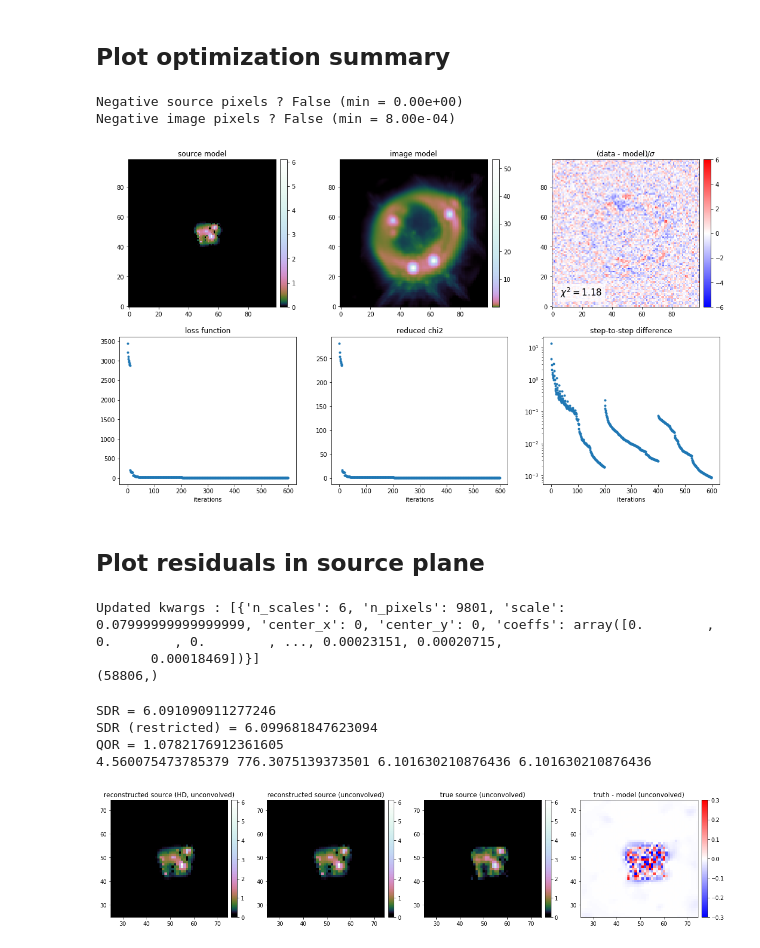
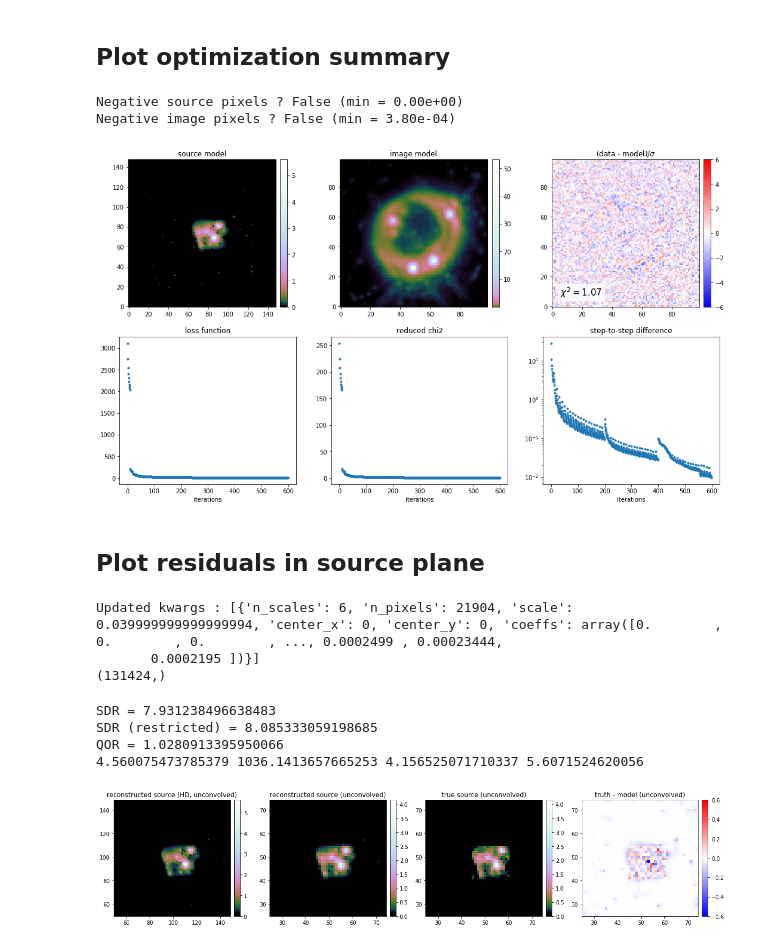
Before and after one commit to aymgal/SLITronomy, a Jupyter notebook: thirdparty/notebooks/07_complex_quasar_source.ipynb, the cells around one changed output. Drawn from its saved outputs; the diff is of its cells as text; code cells hidden in the pictures.

```diff
--- a/thirdparty/notebooks/07_complex_quasar_source.ipynb
+++ b/thirdparty/notebooks/07_complex_quasar_source.ipynb
@@ -34,7 +34,7 @@ from slitronomy.Util.plot_util import nice_colorbar, log_cmap
 %matplotlib inline
 
 
-subgrid_res_source = 1
+subgrid_res_source = 2
 mock_psf_type = 'hst'  # 'gaussian' or 'hst'
 
 np.random.seed(18)
@@ -259,8 +241,8 @@ kwargs_sparse_solver = {
     'lensing_operator': 'interpol',  # 'simple' or 'interpol'
 
     'subgrid_res_source': subgrid_res_source,
-    'minimal_source_plane': False,
-    'min_num_pix_source': 69,
+    'minimal_source_plane': True,
+    'min_num_pix_source': 50,
 
     'formulation': 'analysis',
     'force_positivity': True,
@@ -318,17 +301,17 @@ fig = sparseSolver.plotter.plot_results(cmap_1=log_cmap('cubehelix', 1e-2, 1),
                                         cmap_2=log_cmap('cubehelix', 2e-4, 1))
 # %% [output]
 Negative source pixels ? False (min = 0.00e+00)
-Negative image pixels ? False (min = 8.00e-04)
+Negative image pixels ? False (min = 3.80e-04)
-[figure, old version]
+[figure, new version]
 # %% [markdown]
 ## Plot residuals in source plane
 # %%
 print("Updated kwargs :", kwargs_source_sparsefit)
 print(kwargs_source_sparsefit[0]['coeffs'].shape)
 # %% [output]
-Updated kwargs : [{'n_scales': 6, 'n_pixels': 9801, 'scale': 0.07999999999999999, 'center_x': 0, 'center_y': 0, 'coeffs': array([0.        , 0.        , 0.        , ..., 0.00023151, 0.00020715,
-       0.00018469])}]
-(58806,)
+Updated kwargs : [{'n_scales': 6, 'n_pixels': 21904, 'scale': 0.039999999999999994, 'center_x': 0, 'center_y': 0, 'coeffs': array([0.        , 0.        , 0.        , ..., 0.0002499 , 0.00023444,
+       0.0002195 ])}]
+(131424,)
 # %%
 source_estimate = imageSparseFit.source_surface_brightness(kwargs_source_sparsefit, kwargs_lens=None,
                                                            unconvolved=True, de_lensed=True, re_sized=True,
@@ -360,7 +343,7 @@ print("SDR (restricted) =", SDR(source_sim[33:63, 38:68], source_estimate[33:63,
 print("QOR =", QOR(image_sim, sparseSolver.image_model(), np.sqrt(data_class.C_D)))
 
 print(source_sim.max(), source_sim_hd.max(), source_estimate.max(), source_estimate_hd.max())
-cut_level = 0.3
+cut_level = 0.6
 
 #residuals_source = source_sim/source_sim.max() - source_estimate/source_estimate.max()
 residuals_source_conv = source_sim_conv - source_estimate_conv
@@ -373,35 +356,35 @@ rel_error_source_conv = (source_sim_conv - source_estimate_conv) / source_sim_co
 
 fig, axes = plt.subplots(1, 4, figsize=(20, 4))
 
 ax = axes[0]
 ax.set_title("reconstructed source (HD, unconvolved)")
 im = ax.imshow(source_estimate_hd, origin='lower', cmap=log_cmap('cubehelix', 0.03, 1))
 ax.set_xlim(len(source_estimate_hd)/4, 3*len(source_estimate_hd)/4)
 ax.set_ylim(len(source_estimate_hd)/4, 3*len(source_estimate_hd)/4)
 nice_colorbar(im)
 ax = axes[1]
 ax.set_title("reconstructed source (unconvolved)")
 im = ax.imshow(source_estimate, origin='lower', cmap=log_cmap('cubehelix', 0.03, 1))
 ax.set_xlim(len(source_sim)/4, 3*len(source_sim)/4)
 ax.set_ylim(len(source_sim)/4, 3*len(source_sim)/4)
 nice_colorbar(im)
 ax = axes[2]
 ax.set_title("true source (unconvolved)")
 im = ax.imshow(source_sim, origin='lower', cmap=log_cmap('cubehelix', 0.03, 1),
                vmin=source_estimate.min(), vmax=source_estimate.max())
 ax.set_xlim(len(source_sim)/4, 3*len(source_sim)/4)
 ax.set_ylim(len(source_sim)/4, 3*len(source_sim)/4)
 nice_colorbar(im)
 ax = axes[3]
 ax.set_title("truth - model (unconvolved)")
 ax.set_xlim(len(source_sim)/4, 3*len(source_sim)/4)
 ax.set_ylim(len(source_sim)/4, 3*len(source_sim)/4)
 im = ax.imshow(residuals_source, origin='lower', cmap='bwr', vmin=-cut_level, vmax=cut_level)
 nice_colorbar(im)
 plt.show()
 # %% [output]
-SDR = 6.091090911277246
-SDR (restricted) = 6.099681847623094
-QOR = 1.0782176912361605
-4.560075473785379 776.3075139373501 6.101630210876436 6.101630210876436
+SDR = 7.931238496638483
+SDR (restricted) = 8.085333059198685
+QOR = 1.0280913395950066
+4.560075473785379 1036.1413657665253 4.156525071710337 5.6071524620056
-[figure, old version]
+[figure, new version]
```
Also changed, not shown: parts of 4 cells of this notebook.
